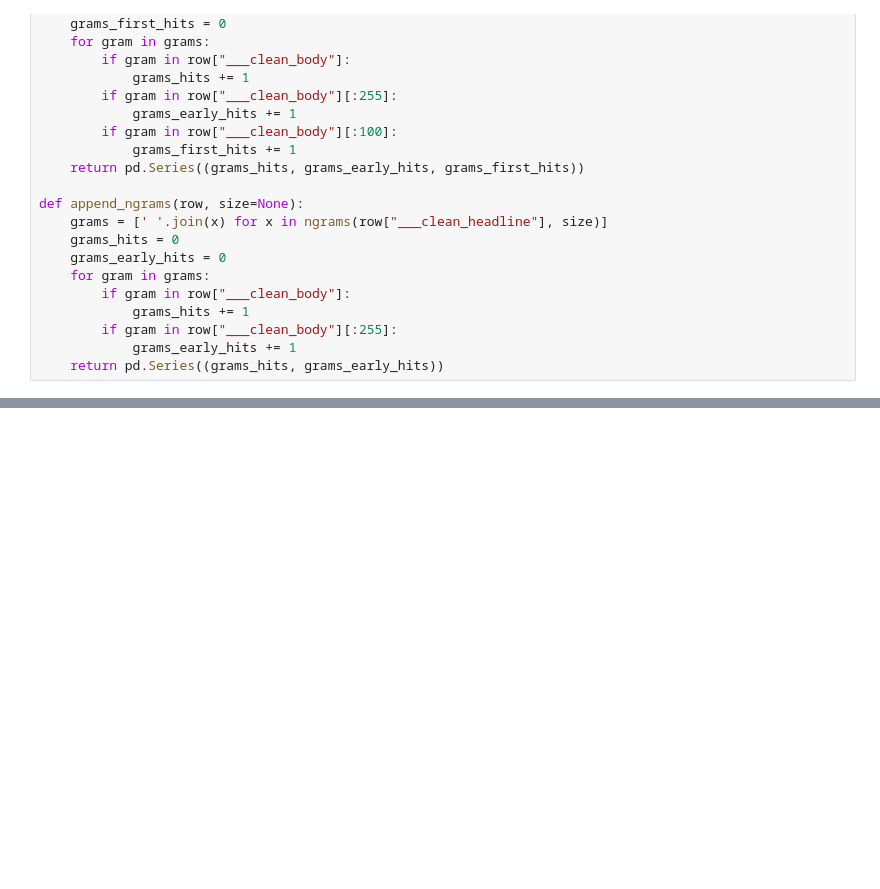
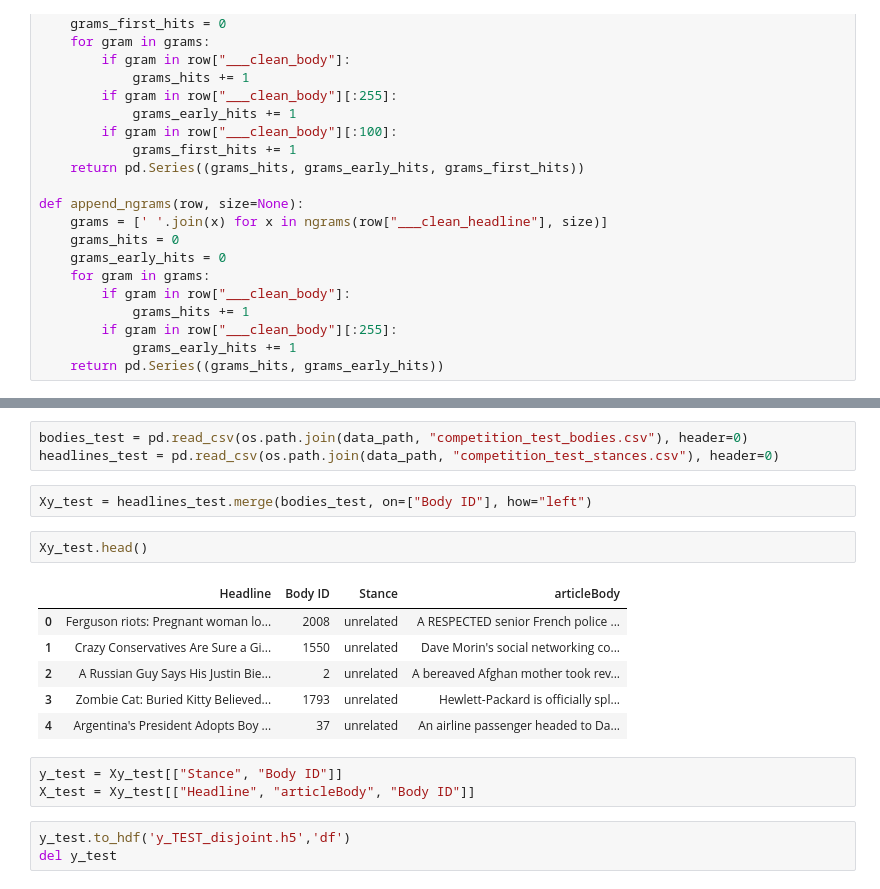
Before and after one commit to guifereis/224u-fnc, a Jupyter notebook: rewrite-pipeline.ipynb, the cells around one changed output, grey strips where cells are left out. Cells and saved outputs as stored; diff of their text form; blank space fills up the shorter version.

```diff
--- a/rewrite-pipeline.ipynb
+++ b/rewrite-pipeline.ipynb
@@ -328,0 +348,20 @@ X_train.head()
+# %%
+bodies_test = pd.read_csv(os.path.join(data_path, "competition_test_bodies.csv"), header=0)
+headlines_test = pd.read_csv(os.path.join(data_path, "competition_test_stances.csv"), header=0)
+# %%
+Xy_test = headlines_test.merge(bodies_test, on=["Body ID"], how="left")
+# %%
+Xy_test.head()
+# %% [output]
+|  | Headline | Body ID | Stance | articleBody |
+| 0 | Ferguson riots: Pregnant woman lo... | 2008 | unrelated | A RESPECTED senior French police ... |
+| 1 | Crazy Conservatives Are Sure a Gi... | 1550 | unrelated | Dave Morin's social networking co... |
+| 2 | A Russian Guy Says His Justin Bie... | 2 | unrelated | A bereaved Afghan mother took rev... |
+| 3 | Zombie Cat: Buried Kitty Believed... | 1793 | unrelated | Hewlett-Packard is officially spl... |
+| 4 | Argentina's President Adopts Boy ... | 37 | unrelated | An airline passenger headed to Da... |
+# %%
+y_test = Xy_test[["Stance", "Body ID"]]
+X_test = Xy_test[["Headline", "articleBody", "Body ID"]]
+# %%
+y_test.to_hdf('y_TEST_disjoint.h5','df')
+del y_test
```
Also changed, not shown: parts of 24 cells of this notebook, 1 other file.
